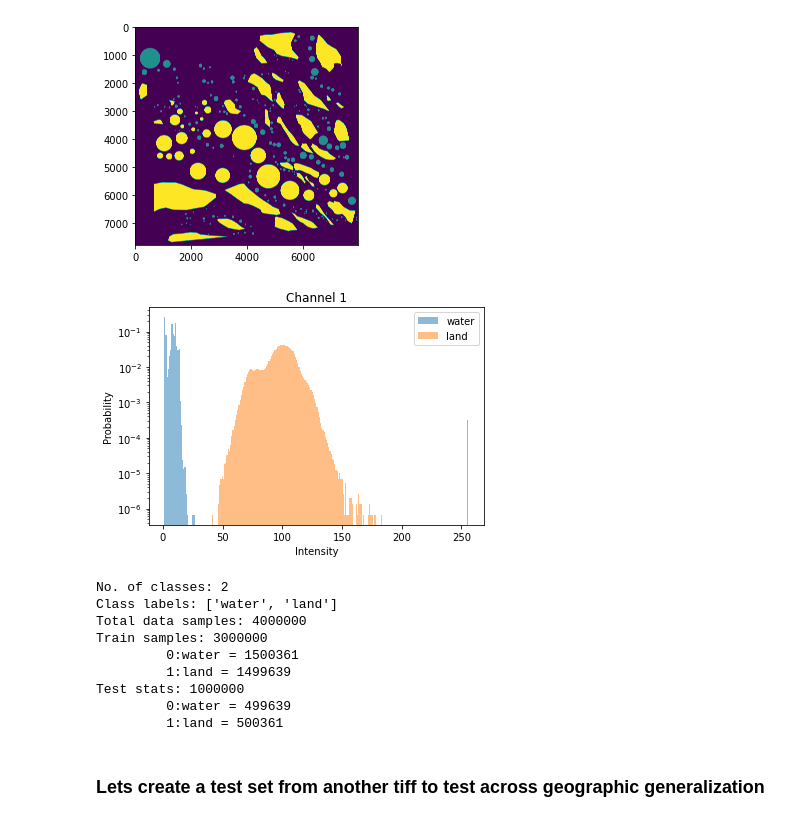
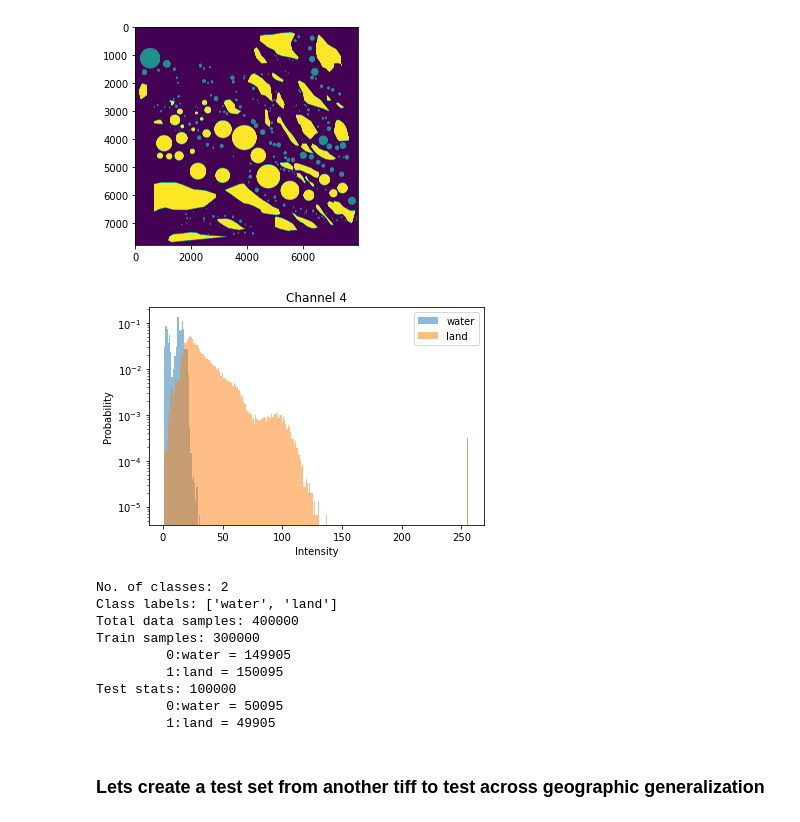
Before and after one commit to Aryal007/ml_satellite_image_segmentation, a Jupyter notebook: example_noaa_airborne.ipynb, the cells around one changed output. Drawn from its saved outputs; the diff is of its cells as text; code cells hidden in the pictures.

```diff
--- a/example_noaa_airborne.ipynb
+++ b/example_noaa_airborne.ipynb
@@ -65,12 +65,12 @@ data.view_mask(mask)
 # %% [output]
 [figure]
 # %%
-X, y = data.get_Xy(tiff, mask, n_sample = 2000000)
+X, y = data.get_Xy(tiff, mask, n_sample = 200000)
 X_train, X_test, y_train, y_test = data.train_test_split(X, y, save=False)
 # %%
-data.get_histogram(X_train, y_train, channel = 1)
+data.get_histogram(X_train, y_train, channel = 4)
 # %% [output]
-[figure, old version]
+[figure, new version]
 # %%
 from utils.estimators import Dataset, Classifier
 # %%
@@ -79,13 +79,13 @@ dataset.info()
 # %% [output]
 No. of classes: 2
 Class labels: ['water', 'land']
-Total data samples: 4000000
-Train samples: 3000000
-         0:water = 1500361
-         1:land = 1499639
-Test stats: 1000000
-         0:water = 499639
-         1:land = 500361
+Total data samples: 400000
+Train samples: 300000
+         0:water = 149905
+         1:land = 150095
+Test stats: 100000
+         0:water = 50095
+         1:land = 49905
 # %%
 classifier = Classifier()
 # %% [markdown]
```
Also changed, not shown: parts of 13 cells of this notebook, 1 other file.
